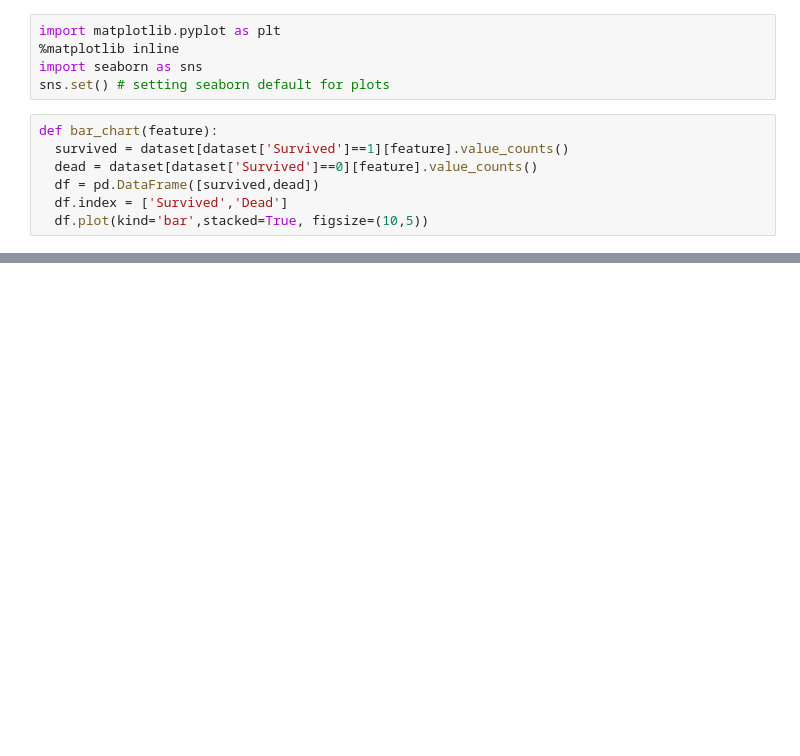
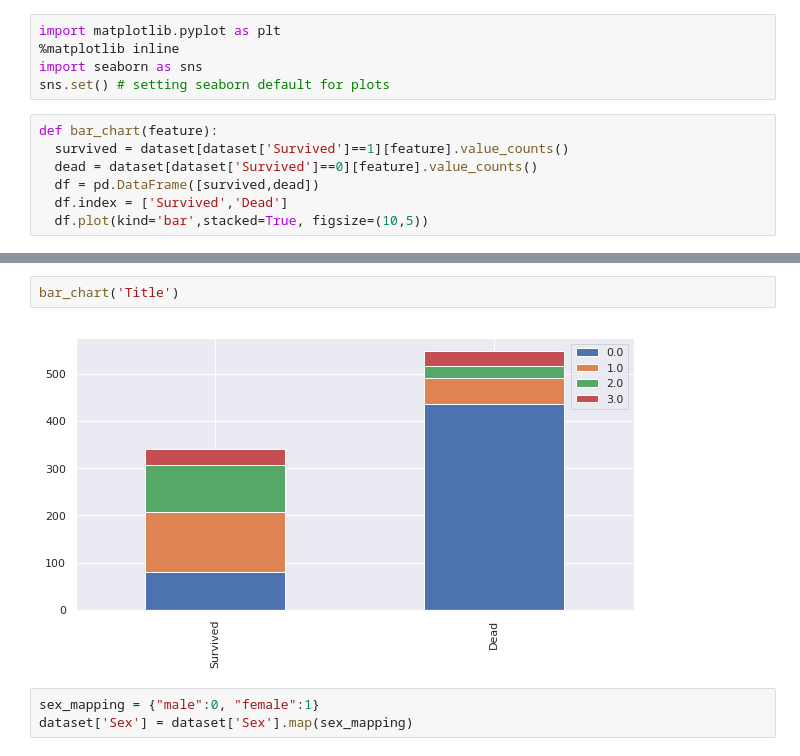
Before and after one commit to cly1213/Colab, a Jupyter notebook: DNN.ipynb, the cells around one changed output, grey strips where cells are left out. Drawn from its saved outputs; the diff is of its cells as text; blank space fills up the shorter version.

```diff
--- a/DNN.ipynb
+++ b/DNN.ipynb
@@ -84,0 +131,7 @@ bar_chart('Pclass')
+# %%
+bar_chart('Title')
+# %% [output]
+[figure, added]
+# %%
+sex_mapping = {"male":0, "female":1}
+dataset['Sex'] = dataset['Sex'].map(sex_mapping)
```
Also changed, not shown: parts of 45 cells of this notebook.
